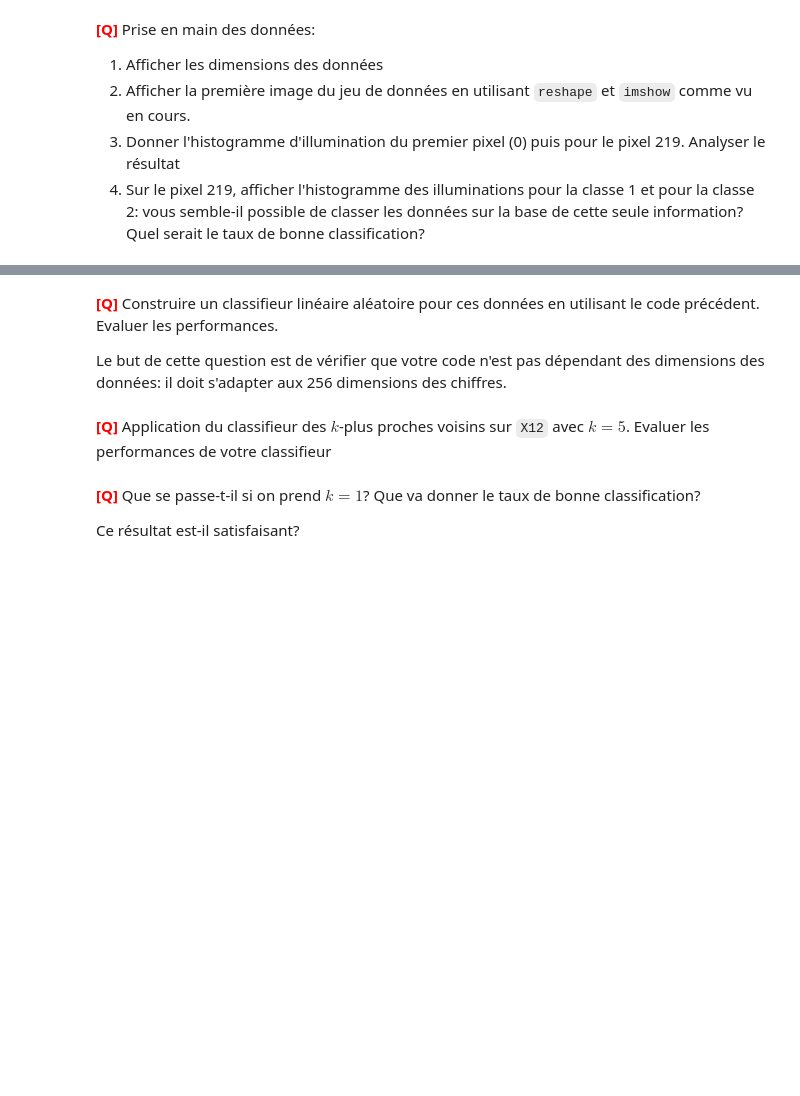
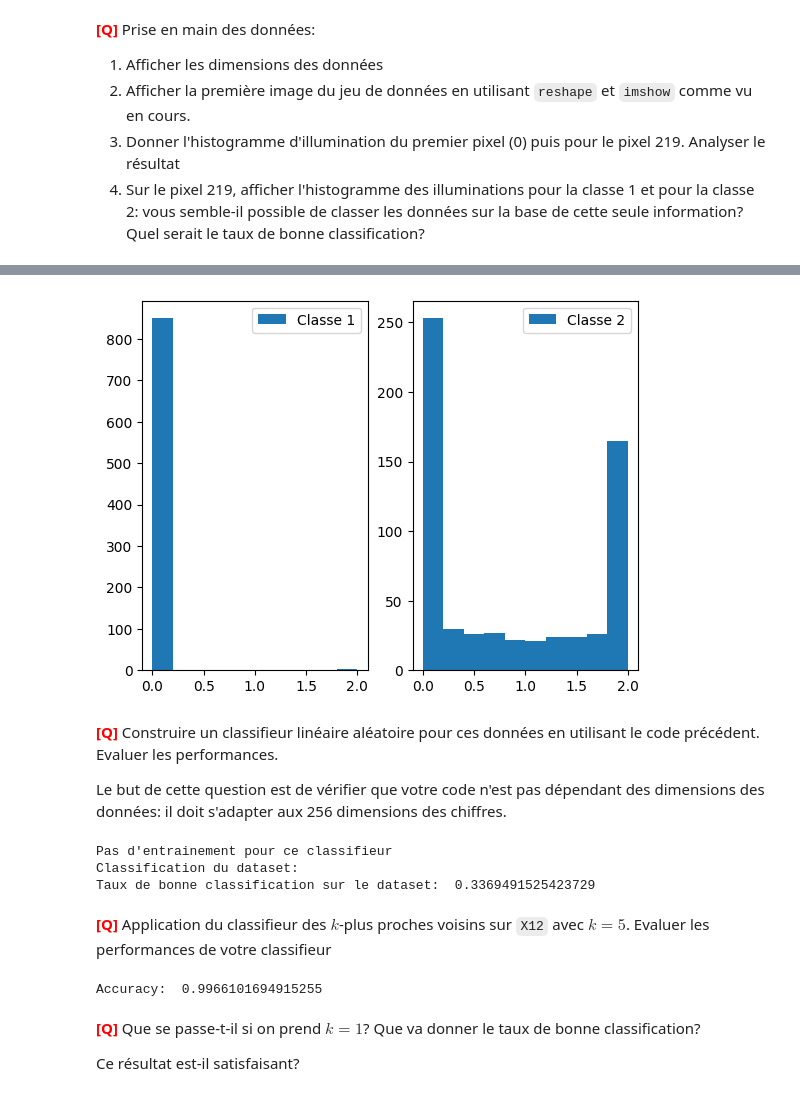
Before and after one commit to iLykTurtlz/MLAlgorithms3, a Jupyter notebook: tme-02/tme-02-Jarski-Benahmed.ipynb, the cells around one changed output, grey strips where cells are left out. Drawn from its saved outputs; the diff is of its cells as text; code cells hidden in the pictures; blank space fills up the shorter version.

```diff
--- a/tme-02/tme-02-Jarski-Benahmed.ipynb
+++ b/tme-02/tme-02-Jarski-Benahmed.ipynb
@@ -920,9 +989,53 @@ Y = np.array(data['Y_train'], dtype=float)
+# %%
+#histogramme d'illumination du pixel (219) pour la classe 1
+
+plt.figure()
+plt.subplot(121)
+plt.hist(X12[np.where(Y12==-1)[0]][:,219], label = 'Classe 1')
+plt.legend()
+
+#histogramme d'illumination du pixel (219) pour la classe 2
+
+plt.subplot(122)
+plt.hist(X12[np.where(Y12==+1)[0]][:,219], label = 'Classe 2')
+plt.legend()
+
+plt.show()
+# %% [output]
+[figure, added]
 # %% [markdown]
 <font color="RED" size="+1">**[Q]**</font> Construire un classifieur linéaire aléatoire pour ces données en utilisant le code précédent. Evaluer les performances.
 
 Le but de cette question est de vérifier que votre code n'est pas dépendant des dimensions des données: il doit s'adapter aux 256 dimensions des chiffres.
+# %%
+np.random.seed(42)   # supprimer cette ligne une fois la mise au point terminée
+
+# Création d'un classifieur linéaire aléatoire de dimension 2:
+lin = ClassifierLineaireRandom(256)
+
+# Par définition, ce classifieur n'a pas besoin d'entraînement
+lin.train(X12,Y12)
+
+# Classification du dataset (contrôle de predict et score):
+print("Classification du dataset:")
+
+# Affichage du taux de bonne classification
+print("Taux de bonne classification sur le dataset: ", lin.accuracy(X12,Y12))
+# %% [output]
+Pas d'entrainement pour ce classifieur
+Classification du dataset:
+Taux de bonne classification sur le dataset:  0.3369491525423729
 # %% [markdown]
 <font color="RED" size="+1">**[Q]**</font> Application du classifieur des $k$-plus proches voisins sur `X12` avec $k=5$. Evaluer les performances de votre classifieur
+# %%
+# Création d'un knn avec k=1 et 256 dimensions pour les données
+classifierKNN = ClassifierKNN(256,5)
+# Entraînement du classifier: ( ici on lui passe juste les données )
+classifierKNN.train(X12, Y12)
+#Accuracy du classifier
+print("Accuracy: ",classifierKNN.accuracy(X12, Y12))
+# %% [output]
+Accuracy:  0.9966101694915255
 # %% [markdown]
 <font color="RED" size="+1">**[Q]**</font> Que se passe-t-il si on prend $k=1$? Que va donner le taux de bonne classification?
 
```
Also changed, not shown: parts of 24 cells of this notebook, 1 other file.
